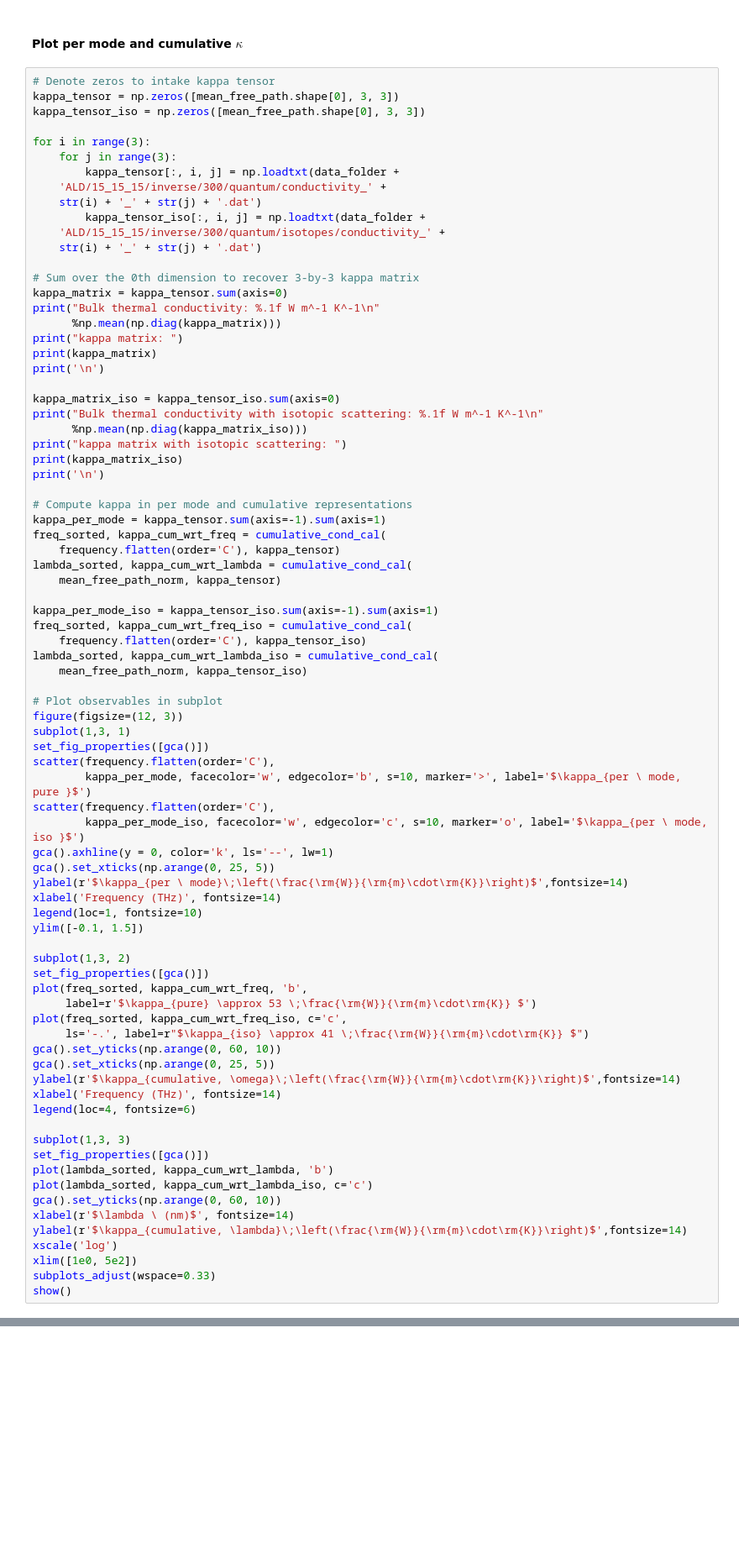
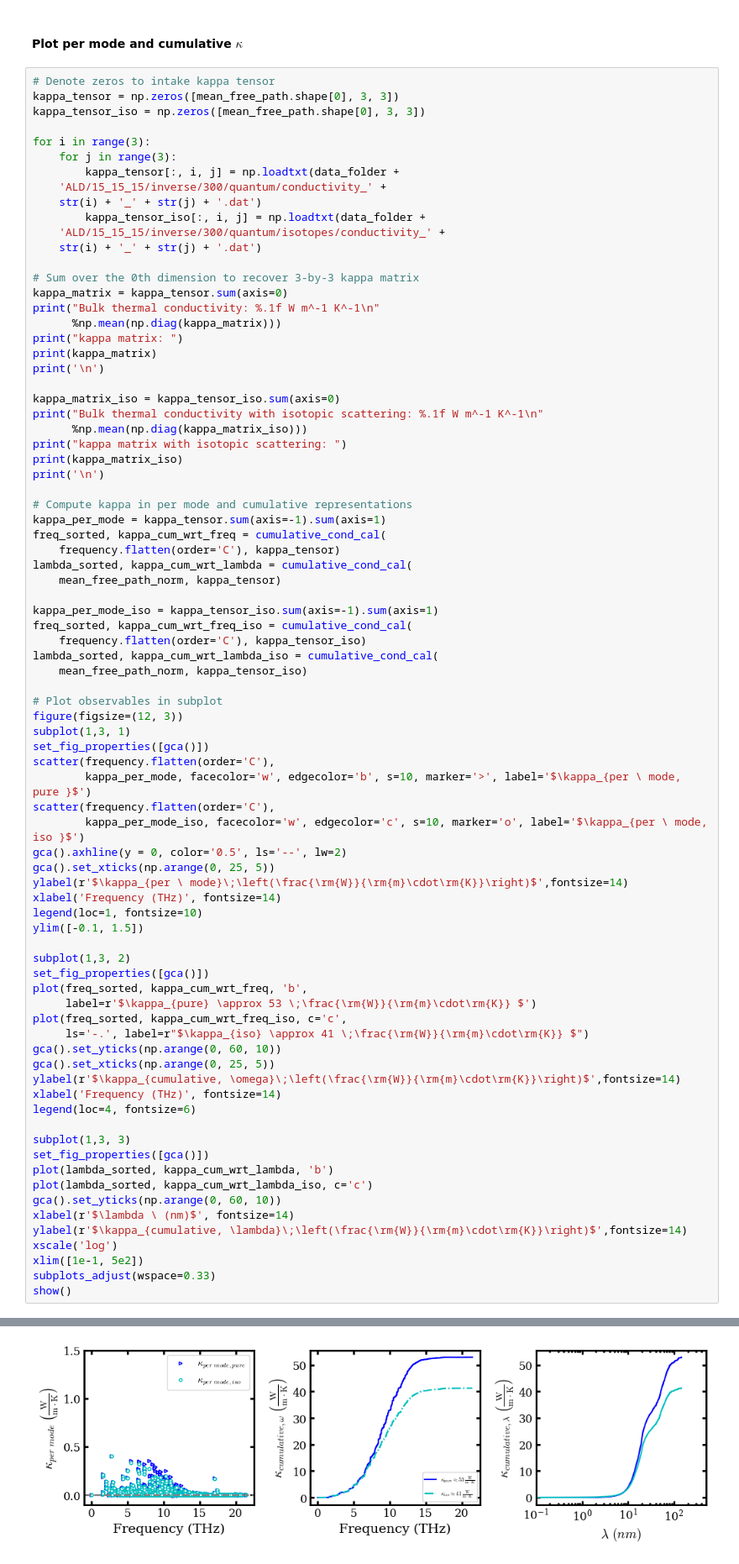
Before and after one commit to nanotheorygroup/kaldo-examples, a Jupyter notebook: docsource/density_functional_theory/magnesium_oxide_dft_d3q.ipynb, the cells around one changed output, grey strips where cells are left out. Shown at 84% size. Cells and saved outputs as stored; diff of their text form; blank space fills up the shorter version.

```diff
--- a/docsource/density_functional_theory/magnesium_oxide_dft_d3q.ipynb
+++ b/docsource/density_functional_theory/magnesium_oxide_dft_d3q.ipynb
@@ -802,7 +810,7 @@ scatter(frequency.flatten(order='C'),
         kappa_per_mode, facecolor='w', edgecolor='b', s=10, marker='>', label='$\kappa_{per \ mode, pure }$')
 scatter(frequency.flatten(order='C'),
         kappa_per_mode_iso, facecolor='w', edgecolor='c', s=10, marker='o', label='$\kappa_{per \ mode, iso }$')
-gca().axhline(y = 0, color='k', ls='--', lw=1)
+gca().axhline(y = 0, color='0.5', ls='--', lw=2)
 gca().set_xticks(np.arange(0, 25, 5))
 ylabel(r'$\kappa_{per \ mode}\;\left(\frac{\rm{W}}{\rm{m}\cdot\rm{K}}\right)$',fontsize=14)
 xlabel('Frequency (THz)', fontsize=14)
@@ -829,6 +837,7 @@ gca().set_yticks(np.arange(0, 60, 10))
 xlabel(r'$\lambda \ (nm)$', fontsize=14)
 ylabel(r'$\kappa_{cumulative, \lambda}\;\left(\frac{\rm{W}}{\rm{m}\cdot\rm{K}}\right)$',fontsize=14)
 xscale('log')
-xlim([1e0, 5e2])
+xlim([1e-1, 5e2])
 subplots_adjust(wspace=0.33)
 show()
+# %% [output]
@@ -834,0 +858 @@ show()
+[figure, added]
```
Also changed, not shown: parts of 7 cells of this notebook, 55 other files.
